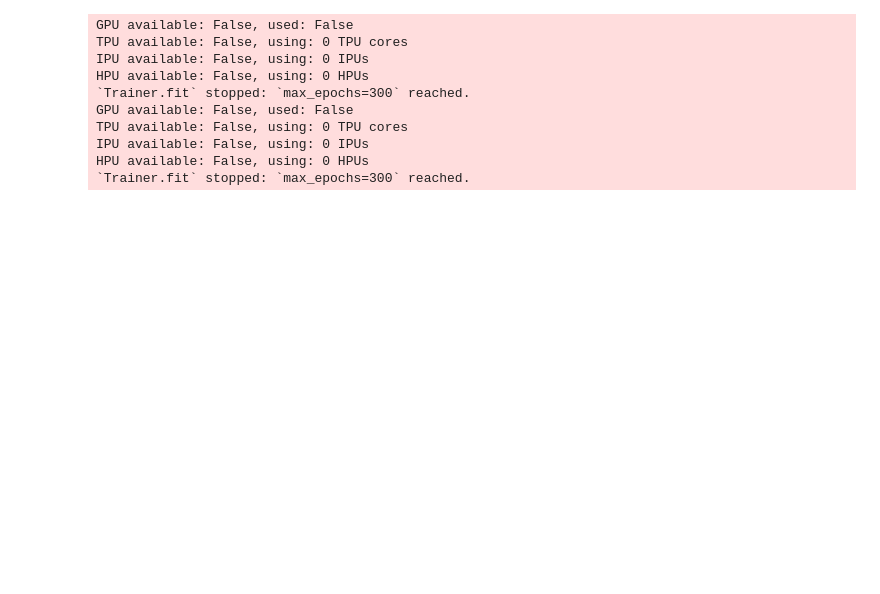
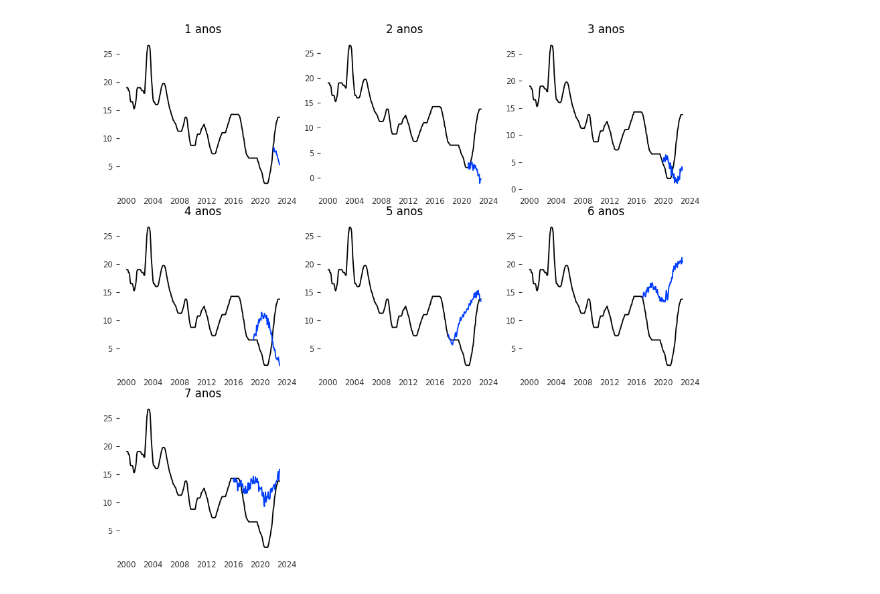
Before and after one commit to aruasouza/CTG, a Jupyter notebook: testes.ipynb, the cells around one changed output. Saved outputs shown, nothing was run; the diff lists cells and outputs as text; code cells hidden in the pictures; blank space fills up the shorter version.

Commit message:
changes to selic

```diff
--- a/testes.ipynb
+++ b/testes.ipynb
@@ -101,12 +102,12 @@ class RegressionPlusLSTM:
         # Ajustes finais
         last_year_mean = self.values[-12:].mean()
         diferenca = last_year_mean - prediction_final[0]
-        prediction_final = prediction_final + diferenca
+        # prediction_final = prediction_final + diferenca
         micro_diferenca = self.values[-1] - prediction_final[0]
         prediction_final = np.array([prediction_final[i] + (micro_diferenca * (1 - (i / (len(prediction_final) - 1)))) for i in range(len(prediction_final))])
         return prediction_final
 # %%
-def predict_selic(test = False,lags = None):
+def predict_selic(proportion,test = False,lags = None):
     # Puxando e plotando os dados de IPCA
     df = get_indicators_selic('2000-01-01')
     selic = df[['selic']].copy()
@@ -119,7 +120,7 @@ def predict_selic(test = False,lags = None):
         x_train,y_train = train_test_split(df,selic,anos)
         model = RegressionPlusLSTM(y_train,x_train,square).fit(60,12 * anos)
         # Calculando o Erro
-        prediction = model.predict(12 * anos,0.2)
+        prediction = model.predict(12 * anos,proportion)
         pred_df = selic.copy()
         pred_df['prediction'] = [None for _ in range(len(pred_df) - len(prediction))] + list(prediction)
         results[anos] = pred_df
@@ -138,16 +139,17 @@ def predict_selic(test = False,lags = None):
     std = pd.Series(list(selic.selic.values) + list(pred_df.prediction.values)).rolling(12).std().values[-len(pred_df):]
     pred_df['std'] = std
     return pred_df
-# %%
-pred = predict_selic(test = True,lags = [1,2,3,4,5,6,7])
-# %% [output]
-GPU available: False, used: False
-TPU available: False, using: 0 TPU cores
-IPU available: False, using: 0 IPUs
-HPU available: False, using: 0 HPUs
-`Trainer.fit` stopped: `max_epochs=300` reached.
-GPU available: False, used: False
-TPU available: False, using: 0 TPU cores
-IPU available: False, using: 0 IPUs
-HPU available: False, using: 0 HPUs
-`Trainer.fit` stopped: `max_epochs=300` reached.
+# %%
+pred_1 = predict_selic(0.2,test = True,lags = [1,2,3,4,5,6,7])
+f = plt.figure()
+f.set_figwidth(11)
+f.set_figheight(10)
+for i in range(1,8):
+    plt.subplot(3,3,i)
+    _ = plt.plot(pred_1[i]['selic'])
+    _ = plt.plot(pred_1[i]['prediction'])
+    plt.title(f'{i} anos')
+    plt.grid(False)
+plt.show()
+# %% [output]
+[figure, added]
```
Also changed, not shown: parts of 6 cells of this notebook, 2 other files.
